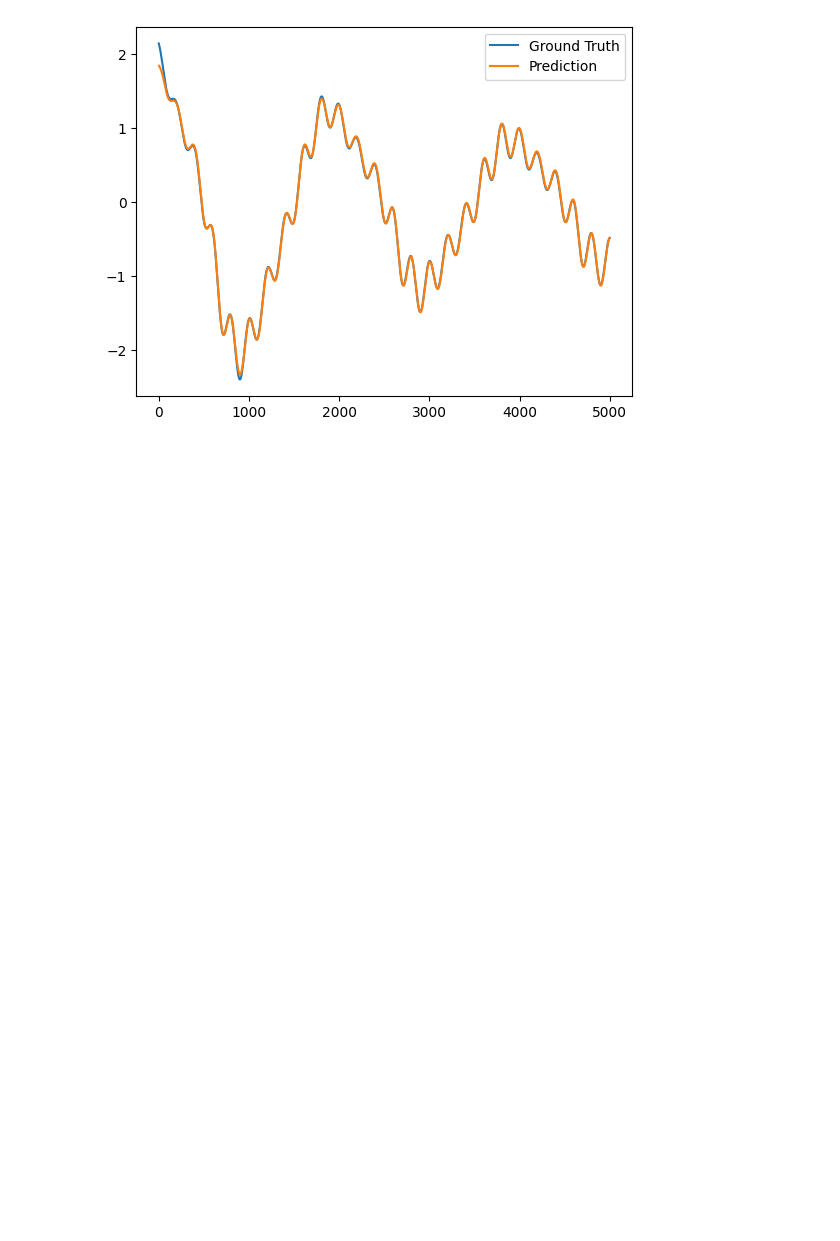
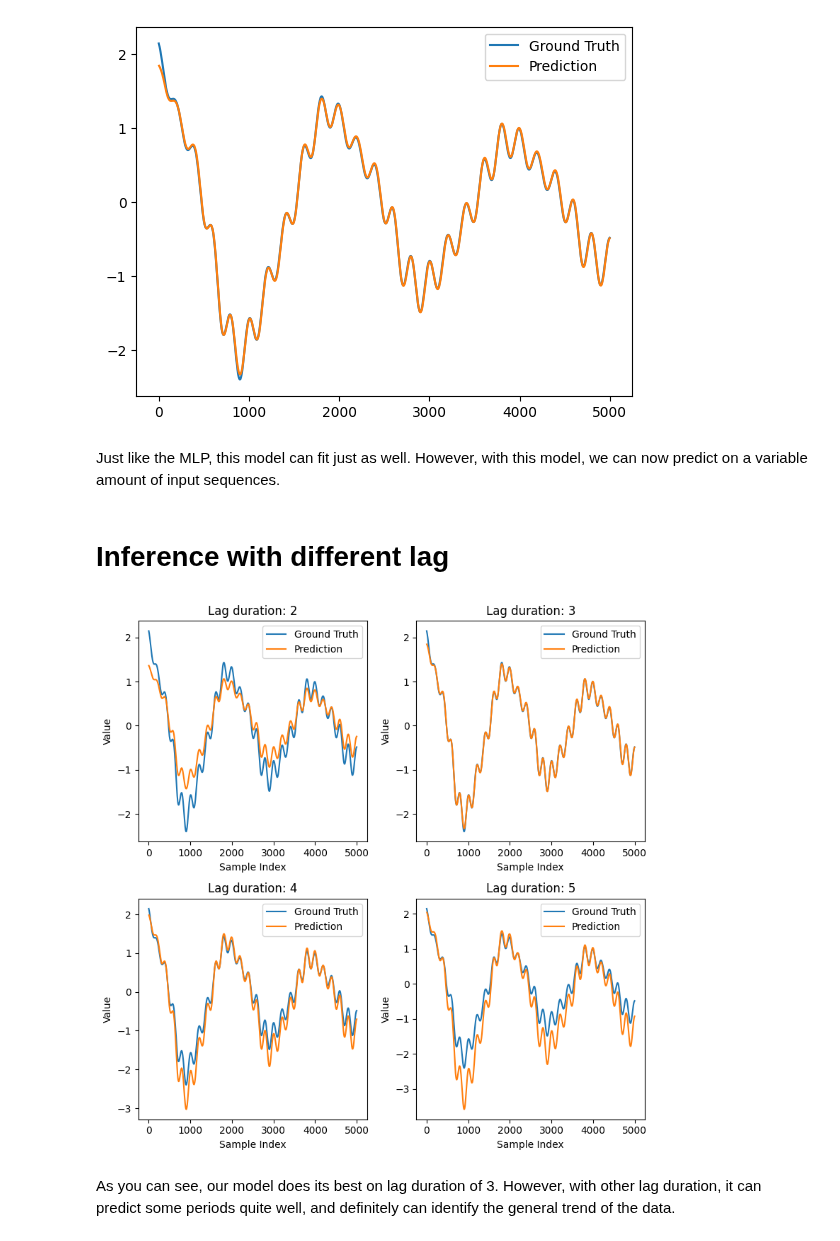
Before and after one commit to Ngoc-Cac/Deep-Learning-with-PyTorch, a Jupyter notebook: Topics/Recurrent Neural Network/Simple RNN/1. RNN.ipynb, the cells around one changed output. Saved outputs shown, nothing was run; the diff lists cells and outputs as text; code cells hidden in the pictures; blank space fills up the shorter version.

Commit message:
Update 1. RNN.ipynb
add inferences

```diff
--- a/Topics/Recurrent Neural Network/Simple RNN/1. RNN.ipynb
+++ b/Topics/Recurrent Neural Network/Simple RNN/1. RNN.ipynb
@@ -295,3 +314,35 @@ plt.plot(list(range(3, data.shape[0])), pred, label="Prediction")
 plt.legend();
 # %% [output]
 [figure]
+# %% [markdown]
+Just like the MLP, this model can fit just as well. However, with this model, we can now predict on a variable amount of input sequences.
+# %% [markdown]
+# Inference with different lag
+# %%
+lags = [WaveDataset(data, i) for i in range(2, 6)]
+
+with torch.no_grad():
+    pred = [
+        torch.concat([
+            rnn_model(X.cuda() if torch.cuda.is_available() else X).cpu()
+            for X, _ in tqdm(DataLoader(lag, batch_size, False), desc=f'Lag duration: {lag._lag_dur}')
+        ])
+        for lag in lags
+    ]
+# %%
+fig = plt.figure(figsize=(8, 8))
+axes = fig.subplot_mosaic([[2, 3], [4, 5]])
+
+for i in range(2, 6):
+    axes[i].plot(data, label='Ground Truth')
+    axes[i].plot(list(range(i, data.shape[0])), pred[i - 2], label="Prediction")
+
+    axes[i].set_title(f"Lag duration: {i}")
+    axes[i].set_xlabel('Sample Index')
+    axes[i].set_ylabel('Value')
+    axes[i].legend()
+fig.tight_layout()
+# %% [output]
+[figure, added]
+# %% [markdown]
+As you can see, our model does its best on lag duration of 3. However, with other lag duration, it can predict some periods quite well, and definitely can identify the general trend of the data.
```
Also changed, not shown: parts of 7 cells of this notebook.
